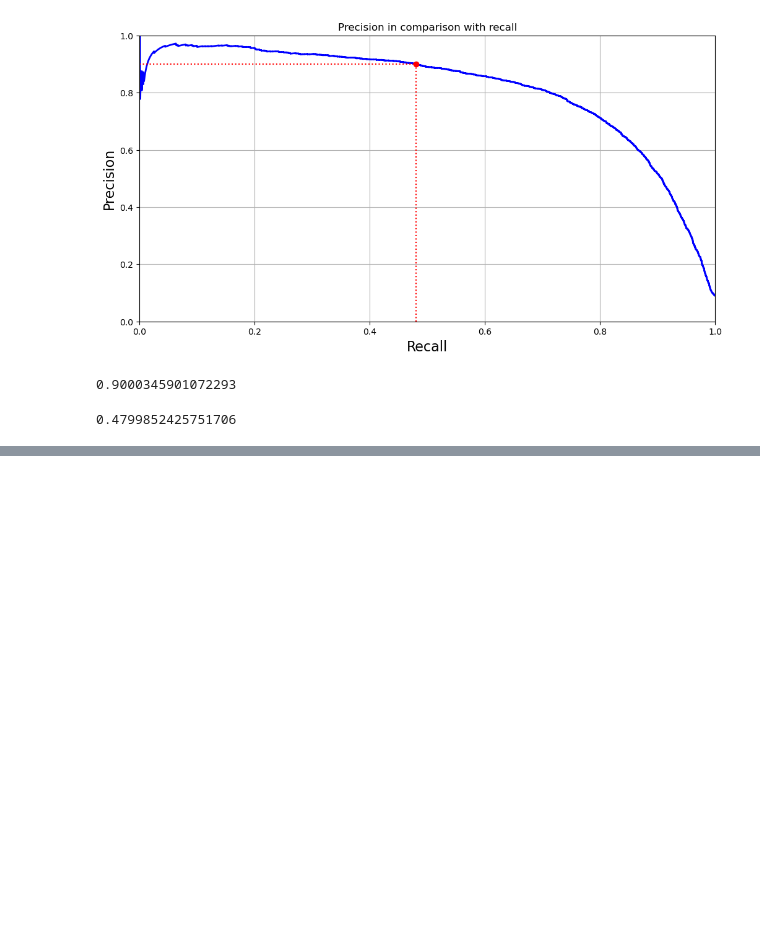
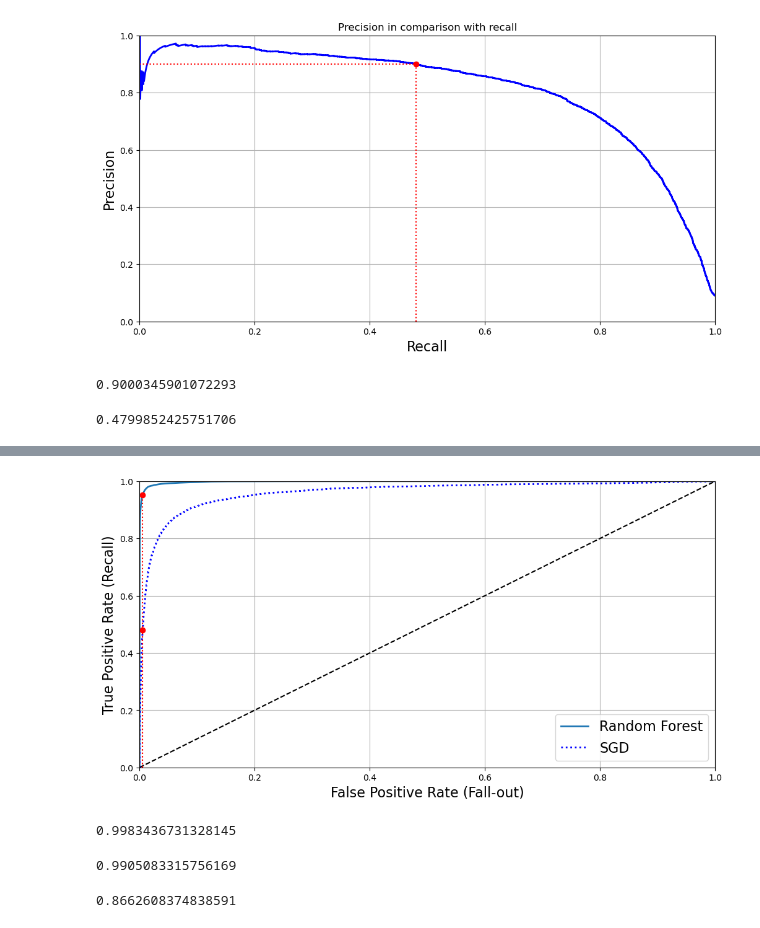
Before and after one commit to Ivan-Grigorev/Hands_On_ML, a Jupyter notebook: chapter_03.ipynb, the cells around one changed output, grey strips where cells are left out. Drawn from its saved outputs; the diff is of its cells as text; code cells hidden in the pictures; blank space fills up the shorter version.

```diff
--- a/chapter_03.ipynb
+++ b/chapter_03.ipynb
@@ -411,0 +473,76 @@ recall_score(y_train_5, y_train_pred_90)
+# %%
+from sklearn.ensemble import RandomForestClassifier
+
+
+forest_clf = RandomForestClassifier(random_state=42)
+y_probas_forest = cross_val_predict(
+    forest_clf,
+    X_train,
+    y_train_5,
+    cv=3,
+    method='predict_proba'
+)
+# %%
+y_scores_forest = y_probas_forest[:, 1]  # score = proba of positive class
+fpr_forest, tpr_forest, thresholds_forest = roc_curve(y_train_5, y_scores_forest)
+# %%
+recall_for_forest = tpr_forest[np.argmax(fpr_forest >= fpr_90)]
+
+plt.figure(figsize=(12, 6))
+plot_roc_curve(fpr=fpr_forest, tpr=tpr_forest, label='Random Forest')
+
+plt.plot(
+    fpr,
+    tpr,
+    'b:',
+    linewidth=2,
+    label='SGD',
+)
+plt.plot(
+    [fpr_90, fpr_90],
+    [0., recall_90_precision],
+    'r:'
+)
+plt.plot(
+    [0.0, fpr_90],
+    [recall_90_precision, recall_90_precision],
+    'r:'
+)
+plt.plot(
+    [fpr_90],
+    [recall_90_precision],
+    'ro'
+)
+plt.plot(
+    [fpr_90, fpr_90],
+    [0., recall_for_forest],
+    'r:'
+)
+plt.plot(
+    [fpr_90],
+    [recall_for_forest],
+    'ro'
+)
+plt.grid(True)
+plt.legend(loc='lower right', fontsize=16)
+plt.show()
+# %% [output]
+[figure, added]
+# %%
+roc_auc_score(y_train_5, y_scores_forest)
+# %% [output]
+0.9983436731328145
+# %%
+y_train_pred_forest = cross_val_predict(
+    forest_clf,
+    X_train,
+    y_train_5,
+    cv=3
+)
+precision_score(y_train_5, y_train_pred_forest)
+# %% [output]
+0.9905083315756169
+# %%
+recall_score(y_train_5, y_train_pred_forest)
+# %% [output]
+0.8662608374838591
```
Also changed, not shown: parts of 9 cells of this notebook.
